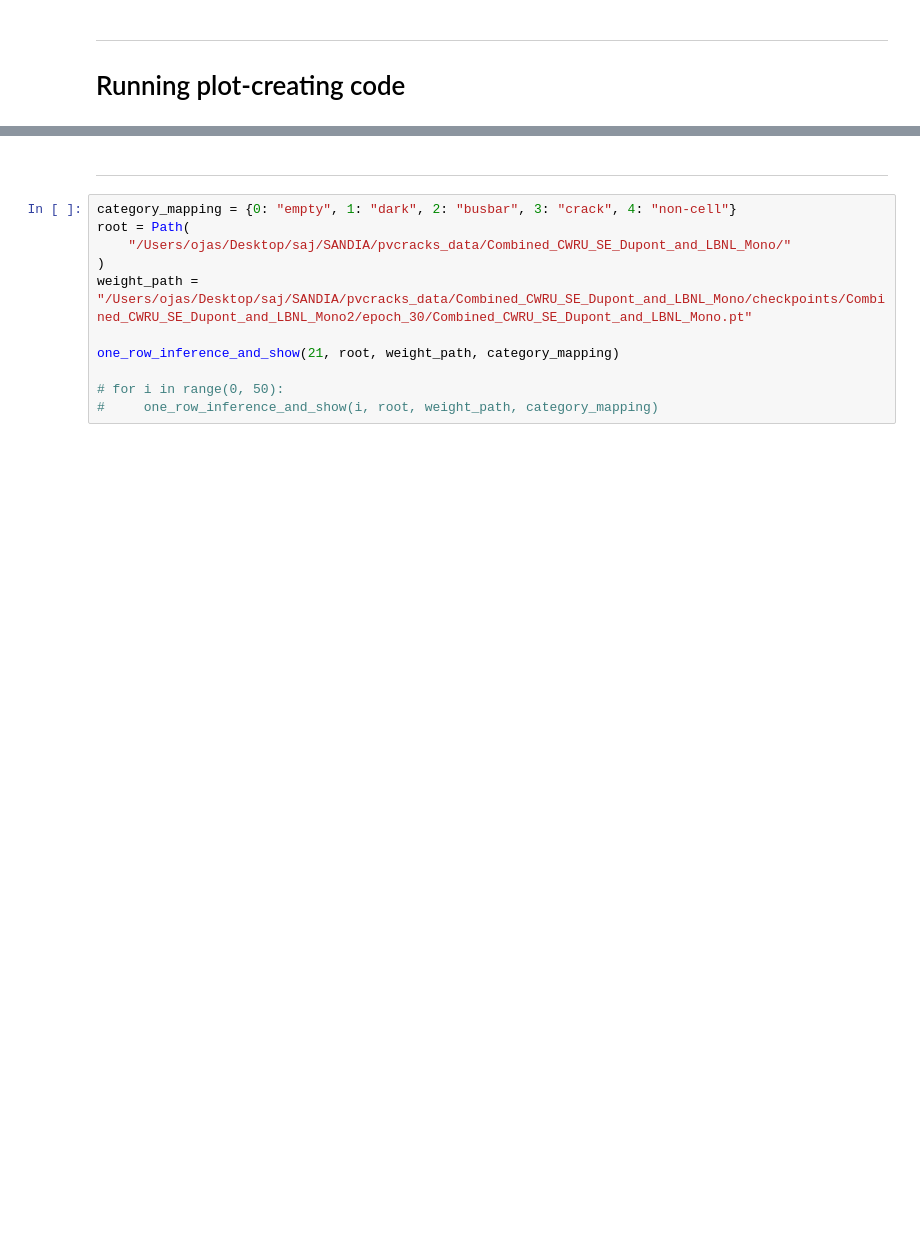
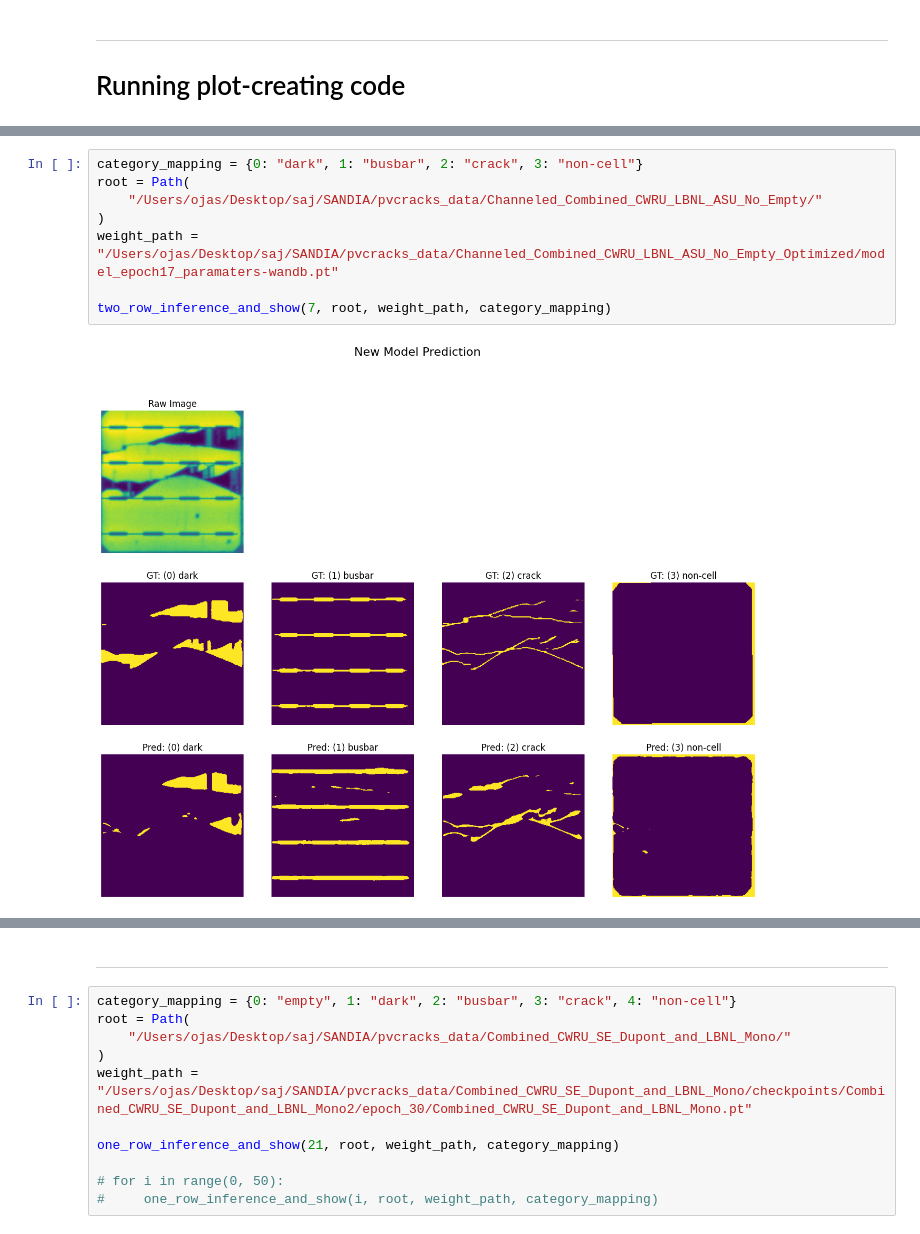
Before and after one commit to sandialabs/pvcracks, a Jupyter notebook: multi-channel/testing/paper_figures.ipynb, the cells around one changed output, grey strips where cells are left out. Saved outputs shown, nothing was run; the diff lists cells and outputs as text; blank space fills up the shorter version.

```diff
--- a/multi-channel/testing/paper_figures.ipynb
+++ b/multi-channel/testing/paper_figures.ipynb
@@ -218,0 +225,10 @@ for i in range(0, 2):
+# %%
+category_mapping = {0: "dark", 1: "busbar", 2: "crack", 3: "non-cell"}
+root = Path(
+    "/Users/ojas/Desktop/saj/SANDIA/pvcracks_data/Channeled_Combined_CWRU_LBNL_ASU_No_Empty/"
+)
+weight_path = "/Users/ojas/Desktop/saj/SANDIA/pvcracks_data/Channeled_Combined_CWRU_LBNL_ASU_No_Empty_Optimized/model_epoch17_paramaters-wandb.pt"
+
+two_row_inference_and_show(7, root, weight_path, category_mapping)
+# %% [output]
+[figure, added]
```
Also changed, not shown: parts of 6 cells of this notebook, 2 other files.
